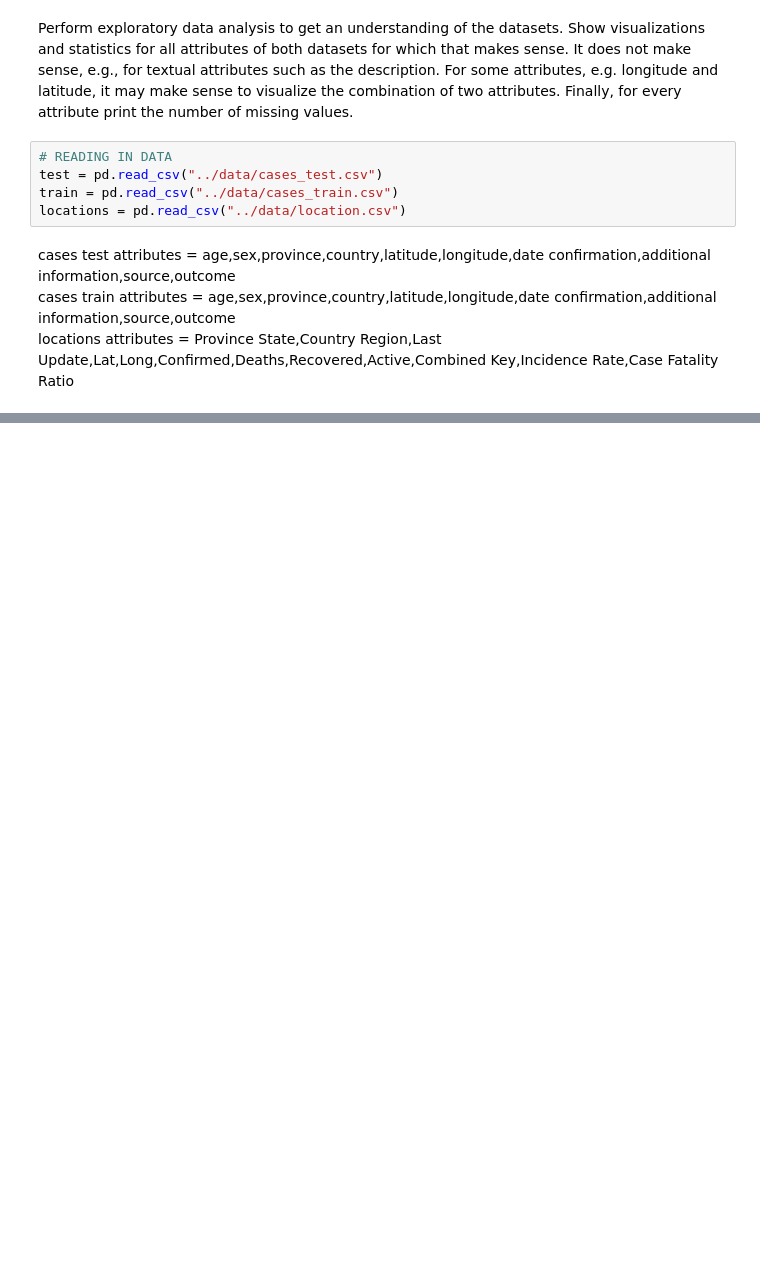
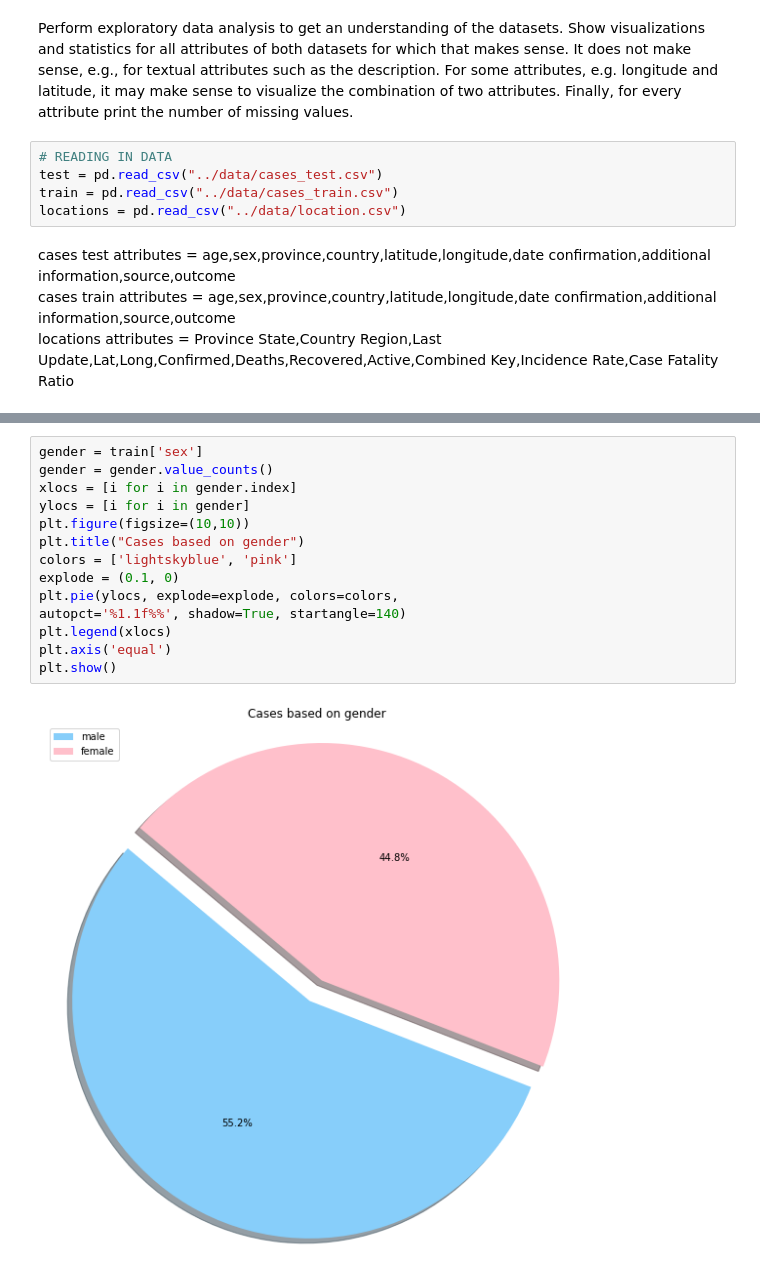
Before and after one commit to shaygrose/459Proj, a Jupyter notebook: src/eda.ipynb, the cells around one changed output, grey strips where cells are left out. Cells and saved outputs as stored; diff of their text form; blank space fills up the shorter version.

```diff
--- a/src/eda.ipynb
+++ b/src/eda.ipynb
@@ -43,0 +72,16 @@ dtype: int64
+# %%
+gender = train['sex']
+gender = gender.value_counts()
+xlocs = [i for i in gender.index]
+ylocs = [i for i in gender]
+plt.figure(figsize=(10,10))
+plt.title("Cases based on gender")
+colors = ['lightskyblue', 'pink']
+explode = (0.1, 0)
+plt.pie(ylocs, explode=explode, colors=colors,
+autopct='%1.1f%%', shadow=True, startangle=140)
+plt.legend(xlocs)
+plt.axis('equal')
+plt.show()
+# %% [output]
+[figure, added]
```
Also changed, not shown: parts of 8 cells of this notebook.
